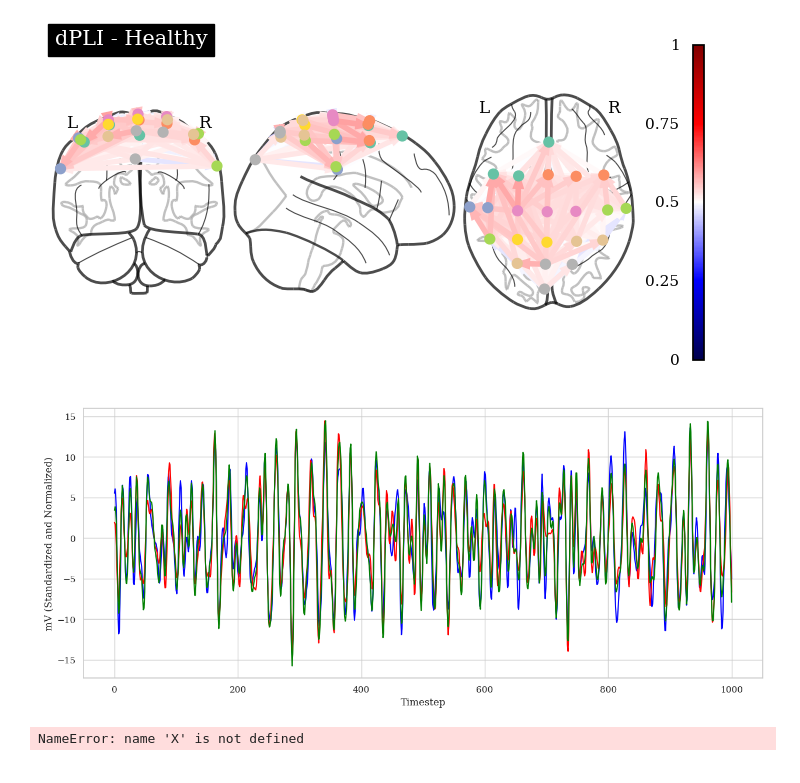
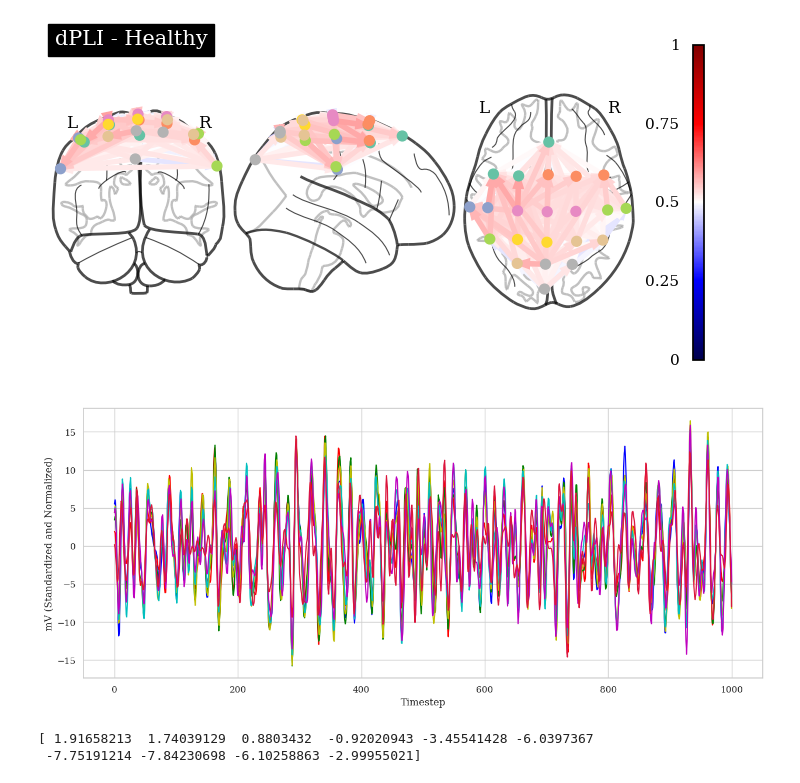
Before and after one commit to MatthewChen37/MATH8803-Final-Project, a Jupyter notebook: DataPreprocessing.ipynb, the cells around one changed output. Saved outputs shown, nothing was run; the diff lists cells and outputs as text; code cells hidden in the pictures.

```diff
--- a/DataPreprocessing.ipynb
+++ b/DataPreprocessing.ipynb
@@ -256,15 +259,28 @@ plotting.plot_connectome(conn_feet_np, EEG_Locations_list, title="dPLI - Healthy
 # %%
 plt.figure(figsize=(15,6))
 plt.plot(X[0, 0, :], c="b")
 plt.plot(X[0, 1, :], c="r")
 plt.plot(X[0, 2, :], c="g")
+plt.plot(X[0, 3, :], c="y")
+plt.plot(X[0, 4, :], c="c")
+plt.plot(X[0, 5, :], c="m")
+#plt.plot(X[0, 6, :], c="coral")
+plt.plot(X[0, 7, :], c="crimson")
+#plt.plot(X[0, 8, :], c="lightpink")
+#plt.plot(X[0, 9, :], c="lavender")
+#plt.plot(X[0, 10, :], c="navy")
+#plt.plot(X[0, 11, :], c="olivedrab")
+
+
+
 plt.xlabel("Timestep")
 plt.ylabel("mV (Standardized and Normalized)")
 plt.show()
 # %% [output]
-[figure, old version]
+[figure, new version]
 # %%
-instance1 = X[0]
-print(instance1.shape)
+instance1 = X[0, 1, :10]
+print(instance1)
 # %% [output]
-NameError: name 'X' is not defined
+[ 1.91658213  1.74039129  0.8803432  -0.92020943 -3.45541428 -6.0397367
+ -7.75191214 -7.84230698 -6.10258863 -2.99955021]
```
Also changed, not shown: parts of 1 cell of this notebook, 1 other file.
